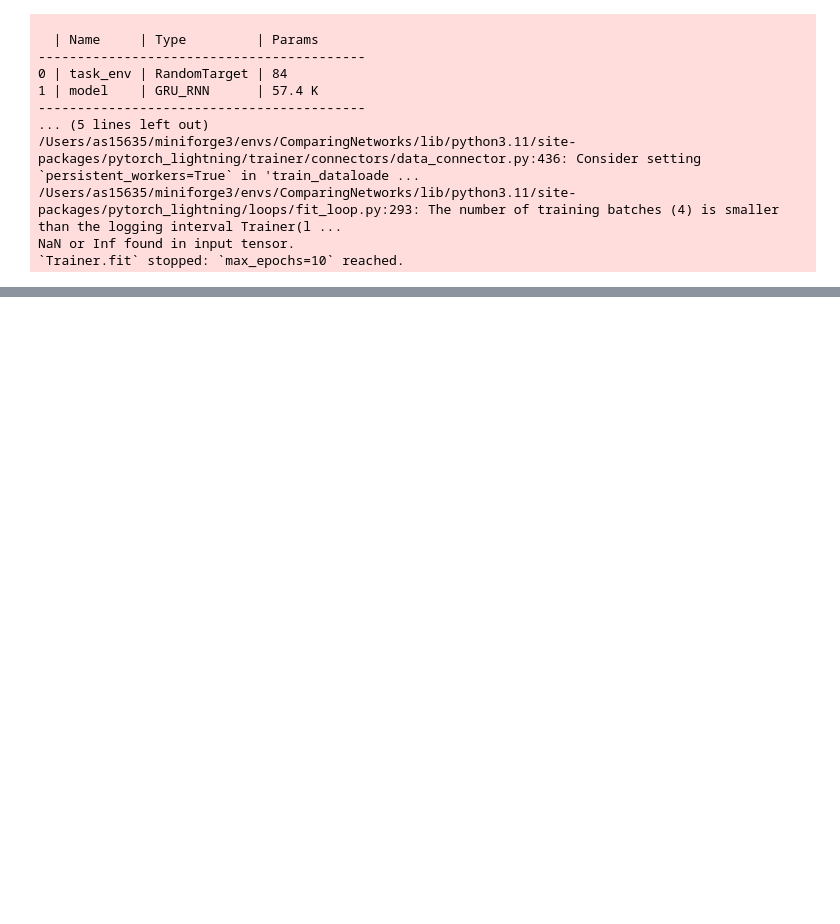
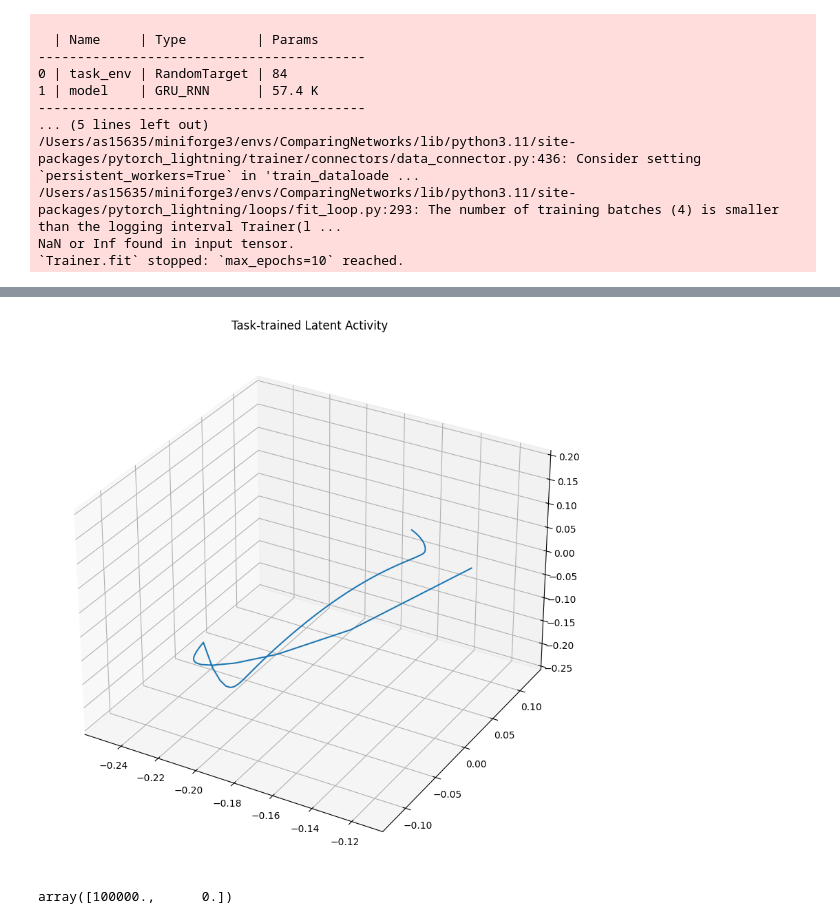
Before and after one commit to baranova-liza/NeuroMatch25, a Jupyter notebook: ForceFieldRandomReachingTask.ipynb, the cells around one changed output, grey strips where cells are left out. Saved outputs shown, nothing was run; the diff lists cells and outputs as text; code cells hidden in the pictures; blank space fills up the shorter version.

```diff
--- a/ForceFieldRandomReachingTask.ipynb
+++ b/ForceFieldRandomReachingTask.ipynb
@@ -1351,0 +1369,4 @@ analysis_GRU_128_forced.plot_trial_io(num_trials = 7)
+# %%
+analysis_GRU_128_noforce.plot_trial_latents(num_trials=1)
+# %% [output]
+[figure, added]
@@ -1351,0 +1375,4 @@ analysis_GRU_128_forced.plot_trial_io(num_trials = 7)
+# %%
+xxx[0]["inputs_to_env"][1,1,:]
+# %% [output]
+array([100000.,      0.])
```
Also changed, not shown: parts of 14 cells of this notebook.
